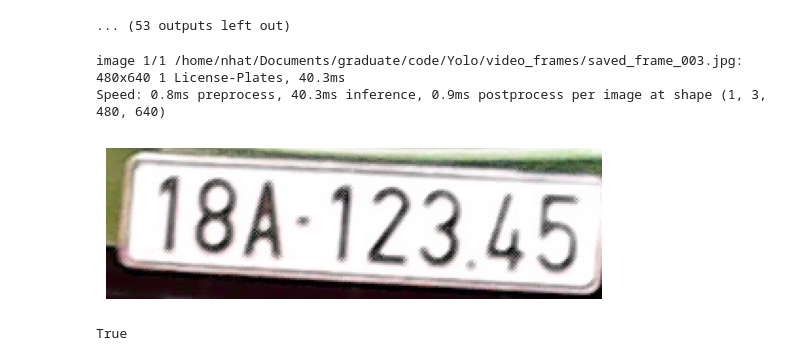
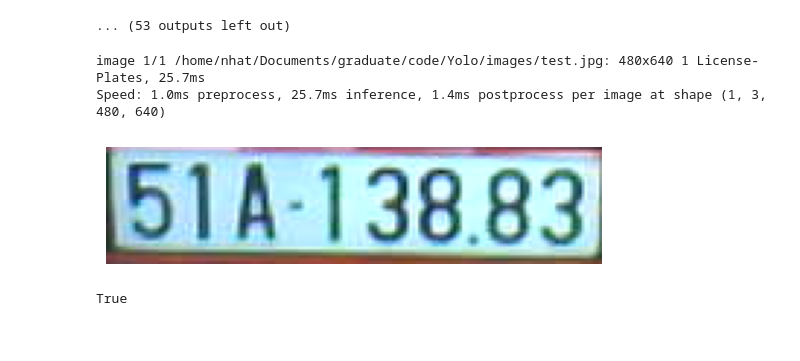
Before and after one commit to Trongnhat191/graduate, a Jupyter notebook: code/Yolo/yolo.ipynb, the cells around one changed output. Cells and saved outputs as stored; diff of their text form; code cells hidden in the pictures.

```diff
--- a/code/Yolo/yolo.ipynb
+++ b/code/Yolo/yolo.ipynb
@@ -53,7 +53,7 @@ Starting training for 30 epochs...
 # %%
 plate_model = YOLO("runs/detect/plate_model9/weights/best.pt")
 # %%
-results = plate_model('video_frames/saved_frame_003.jpg')
+results = plate_model('images/test.jpg')
 results
 # results[0].show()  # show results
 
@@ -69,38 +69,38 @@ boxes = results[0].boxes
 #     print(f"Keypoints: {box.keypoints[0]}")
 #     print(f"Segmentation: {box.segmentation[0]}")
 
 # cut the image
 import cv2
 import numpy as np
 import matplotlib.pyplot as plt
 
 def cut_image(image, box):
     # Get the bounding box coordinates
     x1, y1, x2, y2 = map(int, box.xyxy[0])
 
     # Cut the image using the bounding box coordinates
     cut_img = image[y1:y2, x1:x2]
 
     return cut_img
 # Load the image
-image = cv2.imread('video_frames/saved_frame_003.jpg')
+image = cv2.imread('images/test.jpg')
 # Convert the image from BGR to RGB
 image = cv2.cvtColor(image, cv2.COLOR_BGR2RGB)
 # Get the first bounding box
 box = boxes[0]
 # Cut the image
 cut_img = cut_image(image, box)
 # Display the cut image
 plt.imshow(cut_img)
 plt.axis('off')
 plt.show()
 
 # Save the cut image
-cv2.imwrite('plate_images/cut_image.jpg', cv2.cvtColor(cut_img, cv2.COLOR_RGB2BGR))
+cv2.imwrite('plate_images/test.jpg', cv2.cvtColor(cut_img, cv2.COLOR_RGB2BGR))
 # %% [output]
-image 1/1 /home/nhat/Documents/graduate/code/Yolo/video_frames/saved_frame_003.jpg: 480x640 1 License-Plates, 40.3ms
-Speed: 0.8ms preprocess, 40.3ms inference, 0.9ms postprocess per image at shape (1, 3, 480, 640)
+image 1/1 /home/nhat/Documents/graduate/code/Yolo/images/test.jpg: 480x640 1 License-Plates, 25.7ms
+Speed: 1.0ms preprocess, 25.7ms inference, 1.4ms postprocess per image at shape (1, 3, 480, 640)
-[figure, old version]
+[figure, new version]
 True
 # %%
 # %pip install paddleocr
```
Also changed, not shown: parts of 3 cells of this notebook, 2 other files.
